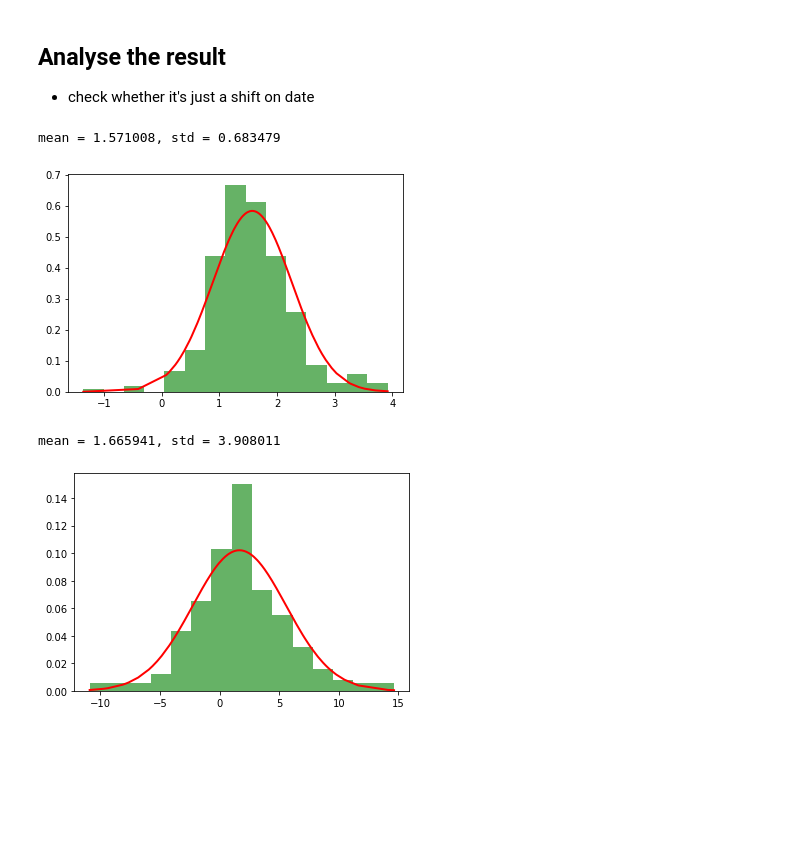
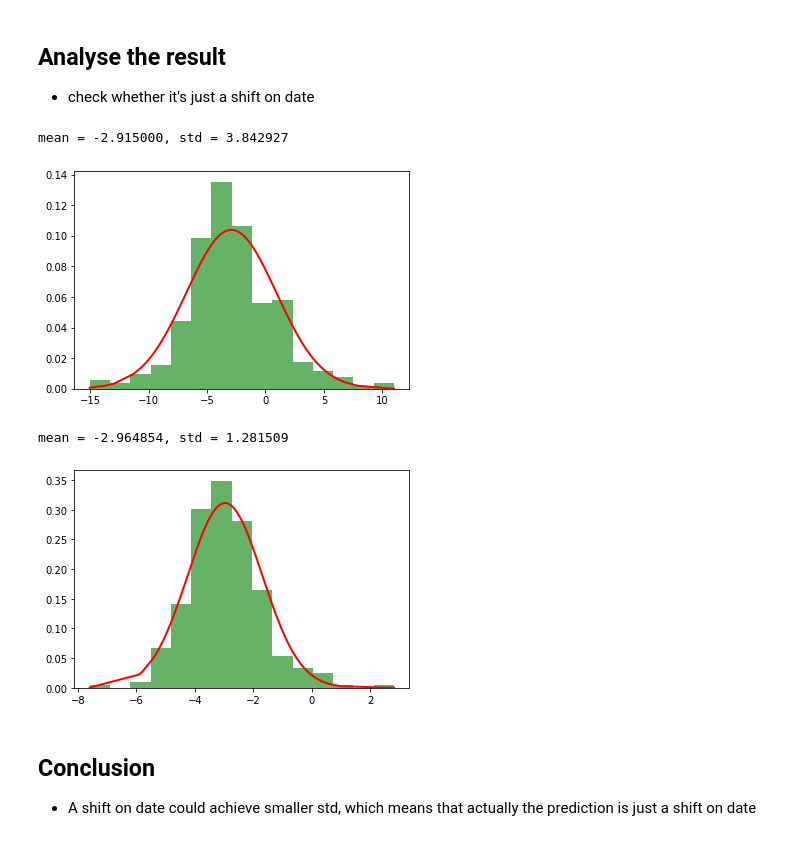
Before and after one commit to ZiyuanLi007/cryptoquant, a Jupyter notebook: BitcoinPricePrediction_RNN.ipynb, the cells around one changed output. Saved outputs shown, nothing was run; the diff lists cells and outputs as text; code cells hidden in the pictures; blank space fills up the shorter version.

```diff
--- a/BitcoinPricePrediction_RNN.ipynb
+++ b/BitcoinPricePrediction_RNN.ipynb
@@ -192,12 +192,12 @@ def get_next_batch(batch_size):
 # parameters
 n_steps = seq_len-1
 n_inputs = 4
-n_neurons = 200*2
+n_neurons = 200
 n_outputs = 4
-n_layers = 2*2
+n_layers = 2
 learning_rate = 1e-4
 batch_size = 50
-n_epochs = 200
+n_epochs = 100
 train_set_size = x_train.shape[0]
 test_set_size = x_test.shape[0]
 
@@ -237,6 +237,9 @@ training_op = optimizer.minimize(loss)
 
 loss_df = pd.DataFrame()
 
+# --- Save model ---
+saver = tf.train.Saver()
+
 # run graph
 with tf.Session() as sess:
     sess.run(tf.global_variables_initializer())
@@ -251,6 +254,8 @@ with tf.Session() as sess:
             print('%.2f epochs: MSE train/valid = %.6f/%.6f'%(
                 iteration*batch_size/train_set_size, mse_train, mse_valid))
 
+    saver.save(sess, 'result/rnn4btc', global_step=0)
+
     y_train_pred = sess.run(outputs, feed_dict={X: x_train})
     y_valid_pred = sess.run(outputs, feed_dict={X: x_valid})
     y_test_pred = sess.run(outputs, feed_dict={X: x_test})
@@ -299,7 +304,7 @@ fig.show('png')
 # %% [markdown]
 # 5. Predictions <a class="anchor" id="5-bullet"></a>
 # %%
-ft = 0 # 0 = open, 1 = close, 2 = highest, 3 = lowest
+ft = 3 # 0 = 'open', 1 = 'high', 2 = 'low', 3 = 'close'
 
 fig = go.Figure(layout=layout)
 
@@ -352,7 +357,7 @@ correct sign prediction for close - open price for train/valid/test: 0.84/0.58/0
 ## Analyse the result
 - check whether it's just a shift on date
 # %%
-from scipy.stats import norm
+from scipy.stats import norm, kurtosis, skew
 
 y_test_relative_diff = (y_test_pred[:,ft]-y_test[:,ft])/y_test[:,ft]*100
 
@@ -365,24 +370,27 @@ y = norm.pdf(x, mu, std)
 plt.plot(x, y, linewidth=2, color='red')
 print("mean = %f, std = %f" % (mu, std))
 # %% [output]
-mean = 1.571008, std = 0.683479
+mean = -2.915000, std = 3.842927
-[figure, old version]
+[figure, new version]
 # %%
 from scipy.ndimage.interpolation import shift
 
 y_test_pred_shift = y_test_pred[:,ft].copy()
-y_test_pred_shift = shift(y_test_pred_shift,1,cval=np.NaN)
+y_test_pred_shift = shift(y_test_pred_shift,-1,cval=np.NaN)
 y_test_relative_diff = (y_test_pred_shift-y_test[:,ft])/y_test[:,ft]*100
 y_test_relative_diff = y_test_relative_diff[np.logical_not(np.isnan(y_test_relative_diff))]
 
 plt.hist(y_test_relative_diff, bins=15, density=True, alpha=0.6, color='g')
 
 # Plot the PDF.
 mu, std = norm.fit(y_test_relative_diff)
 x = np.sort(y_test_relative_diff)
 y = norm.pdf(x, mu, std)
 plt.plot(x, y, linewidth=2, color='red')
 print("mean = %f, std = %f" % (mu, std))
 # %% [output]
-mean = 1.665941, std = 3.908011
+mean = -2.964854, std = 1.281509
-[figure, old version]
+[figure, new version]
+# %% [markdown]
+## Conclusion
+- A shift on date could achieve smaller std, which means that actually the prediction is just a shift on date
```
Also changed, not shown: parts of 6 cells of this notebook.
